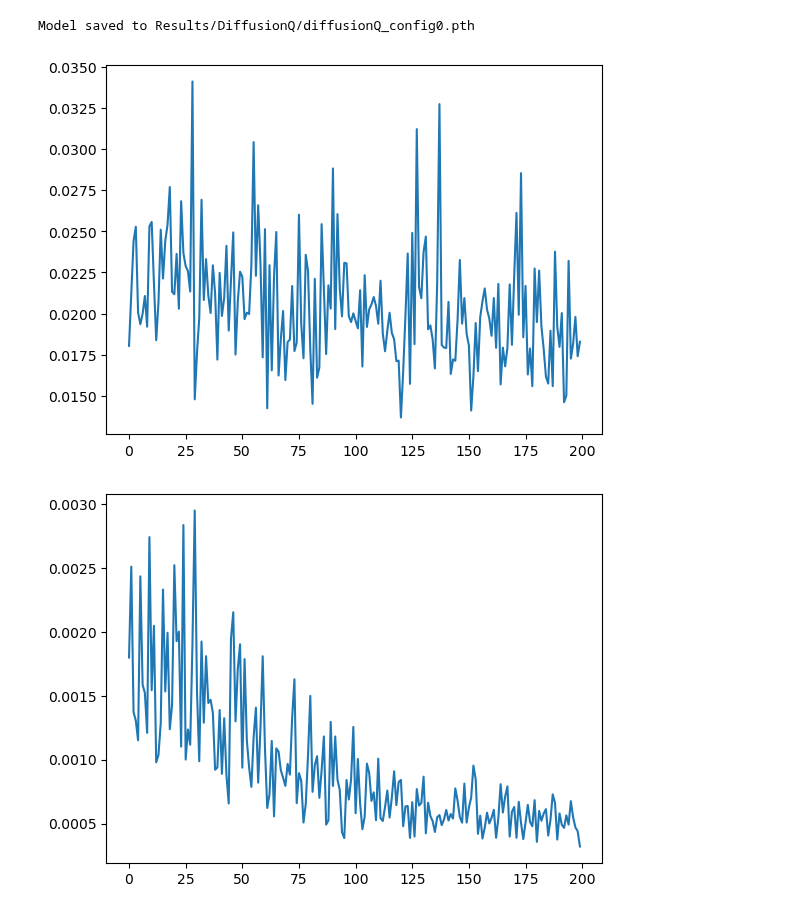
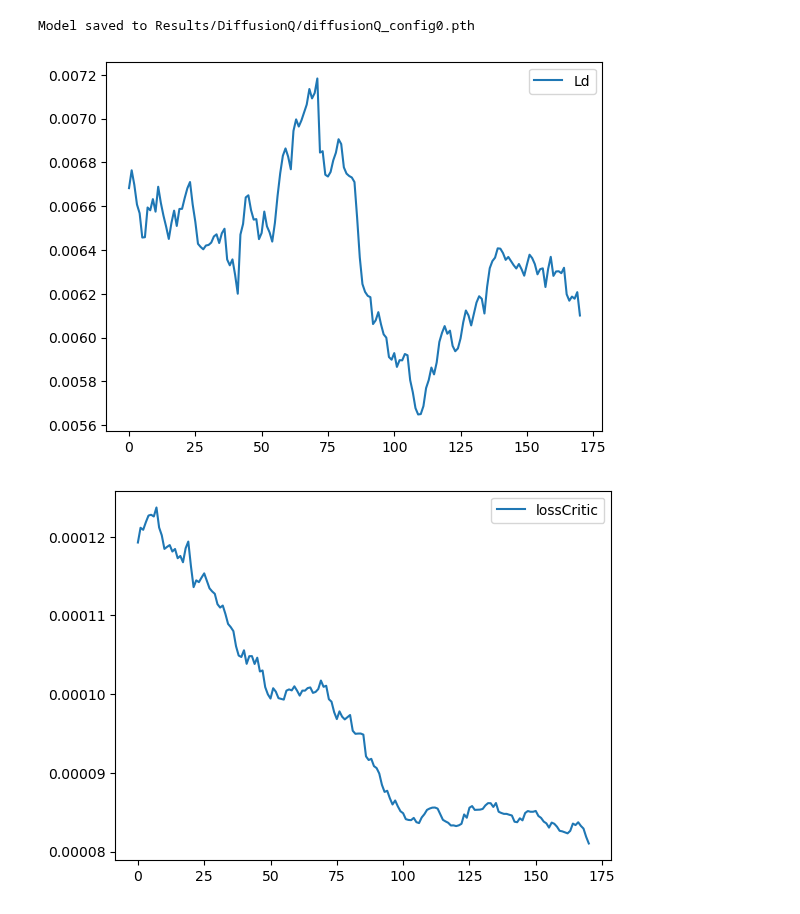
Before and after one commit to evanyeh5118/diffusion_resource_schduling_intra_slice, a Jupyter notebook: demo03a_train_diffusionQ.ipynb, the cells around one changed output. Saved outputs shown, nothing was run; the diff lists cells and outputs as text; code cells hidden in the pictures.

```diff
--- a/demo03a_train_diffusionQ.ipynb
+++ b/demo03a_train_diffusionQ.ipynb
@@ -42,7 +42,7 @@ with open(f'Results/MdpPolicy/mdpKernel_config{configIdx}.pkl', 'rb') as f:
     mdpPolicy = pickle.load(f)
 # ==== Prepare Simulator====
 num_windows = 10000
-obvMode = "perfect" # "perfect" or "predicted"
+obvMode = "predicted" # "perfect" or "predicted"
 policySimulator = PolicySimulator(mdpPolicy, env)
 simResult = policySimulator.runSimulation(mdpPolicy, num_windows=num_windows, obvMode=obvMode, mode="train", type="data")
 (uRecord, actionsRecord, rewardRecord, uNextRecord) = (simResult['uRecord'], simResult['actionsRecord'],
@@ -60,5 +60,5 @@ diffusionPolicyInterface = DiffusionPolicyInterface(envParams, **diffusionQParam
 model_state_dict, info = diffusionPolicyInterface.train(
     (uRecord, actionsRecord, rewardRecord, uNextRecord),
     epochs=500,
-    batch_size=512)
+    batch_size=256)
 # %% [output]
@@ -79,15 +79,16 @@ torch.save(model_state_dict, f'Results/DiffusionQ/diffusionQ_config{configIdx}.p
 print(f"Model saved to Results/DiffusionQ/diffusionQ_config{configIdx}.pth")
 # %% [output]
 Model saved to Results/DiffusionQ/diffusionQ_config0.pth
-# %%
-LdRecord = [Ld for Ld in info['LdRecord']]
-LqRecord = [Lq for Lq in info['LqRecord']]
-lossCriticRecord = [loss_critic for loss_critic in info['lossCriticRecord']]
-
-plt.plot(LdRecord[-200:])
-plt.show()
-plt.plot(lossCriticRecord[-200:])
-plt.show()
-# %% [output]
-[figure, removed]
-[figure, removed]
+# %%
+def smooth(data, window_size=10):
+    return np.convolve(data, np.ones(window_size)/window_size, mode='valid')
+
+plt.plot(smooth(info['LdRecord'][-200:], window_size=30), label="Ld")
+plt.legend()
+plt.show()
+plt.plot(smooth(info['lossCriticRecord'][-200:], window_size=30), label="lossCritic")
+plt.legend()
+plt.show()
+# %% [output]
+[figure, added]
+[figure, added]
```
Also changed, not shown: parts of 1 cell of this notebook, 7 other files.
